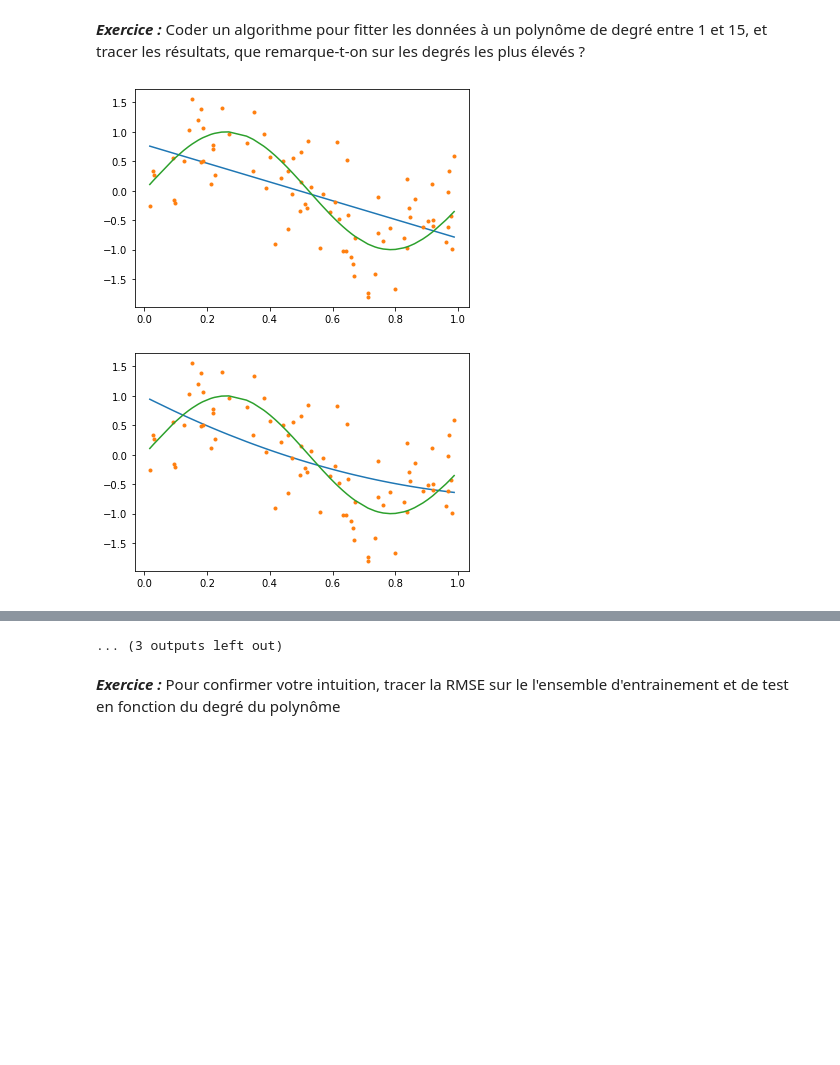
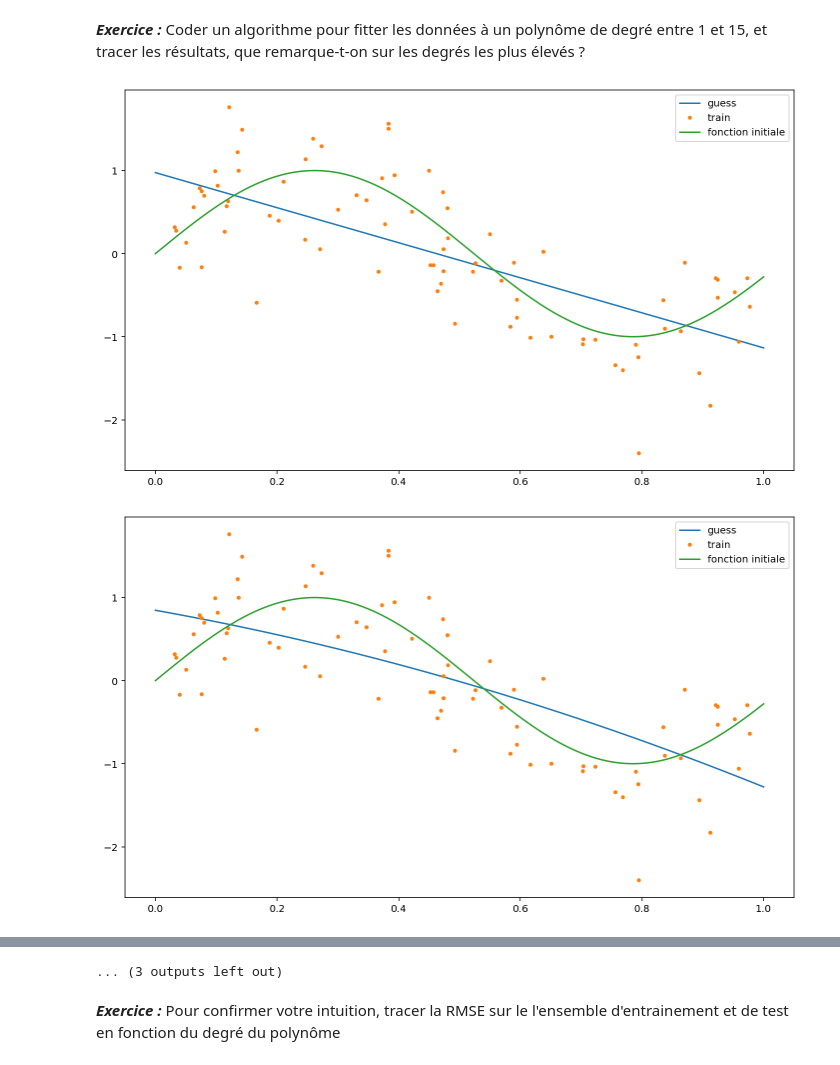
Before and after one commit to gnagnabeubla/TP-ML-GRIMA, a Jupyter notebook: TP2/linearregression.ipynb, the cells around one changed output, grey strips where cells are left out. Drawn from its saved outputs; the diff is of its cells as text; code cells hidden in the pictures; blank space fills up the shorter version.

```diff
--- a/TP2/linearregression.ipynb
+++ b/TP2/linearregression.ipynb
@@ -84,25 +84,37 @@ Comme on pouvait s'en douter le fit avec un polynôme de degré 1 est de mauvais
 # %%
 from sklearn.metrics import mean_squared_error
 from math import sqrt
 def polyfit(X_train,Y_train,n):
     A = np.zeros(np.size(X_train))+1
     #X_m = np.stack((A,X_train),axis = -1)
     X_m = np.stack(([X_train**i for i in range(n+1)]),axis = -1)
     X_m_t = np.transpose(X_m)
     inter = np.matmul(X_m_t,X_m)
     inter_2 = np.matmul(np.linalg.inv(inter),X_m_t)
     W = np.matmul(inter_2,Y_train)
     return(W)
 order = np.argsort(X_train)
+order_test = np.argsort(X_test)
+X_x = np.linspace(0,1,200)
+rms_train = []
+rms_test = []
 for i in range(1,16):
     W = polyfit(X_train,Y_train,i)
-    Y_guess = 0
+    Y_guess_plot = 0
+    Y_guess_test = 0
+    Y_guess_train = 0
     for j in range(0,i+1):
-        Y_guess += W[j]*X_train**j
+        Y_guess_plot += W[j]*X_x**j #pour avoir un plot lisse du Y_guess
+        Y_guess_test += W[j]*X_test[order_test]**j
+        Y_guess_train += W[j]*X_train[order]**j
+    rms_train.append(sqrt(mean_squared_error(Y_train[order],Y_guess_train)))
+    rms_test.append(sqrt(mean_squared_error(Y_test[order_test],Y_guess_test)))
     plt.figure()
-    plt.plot(X_train[order],Y_guess[order])
-    plt.plot(X_train[order],Y_train[order],".")
-    plt.plot(X_train[order],np.sin(6*X_train[order]))
+    plt.plot(X_x,Y_guess_plot,label = 'guess')
+    plt.plot(X_train[order],Y_train[order],".",label='train')
+    plt.plot(X_x,np.sin(6*X_x),label='fonction initiale')
+    plt.legend()
+    #plt.plot(X_test[order_test],Y_test[order_test],".")
 # %% [output]
-[figure, old version]
+[figure, new version]
-[figure, old version]
+[figure, new version]
```
Also changed, not shown: parts of 6 cells of this notebook.
